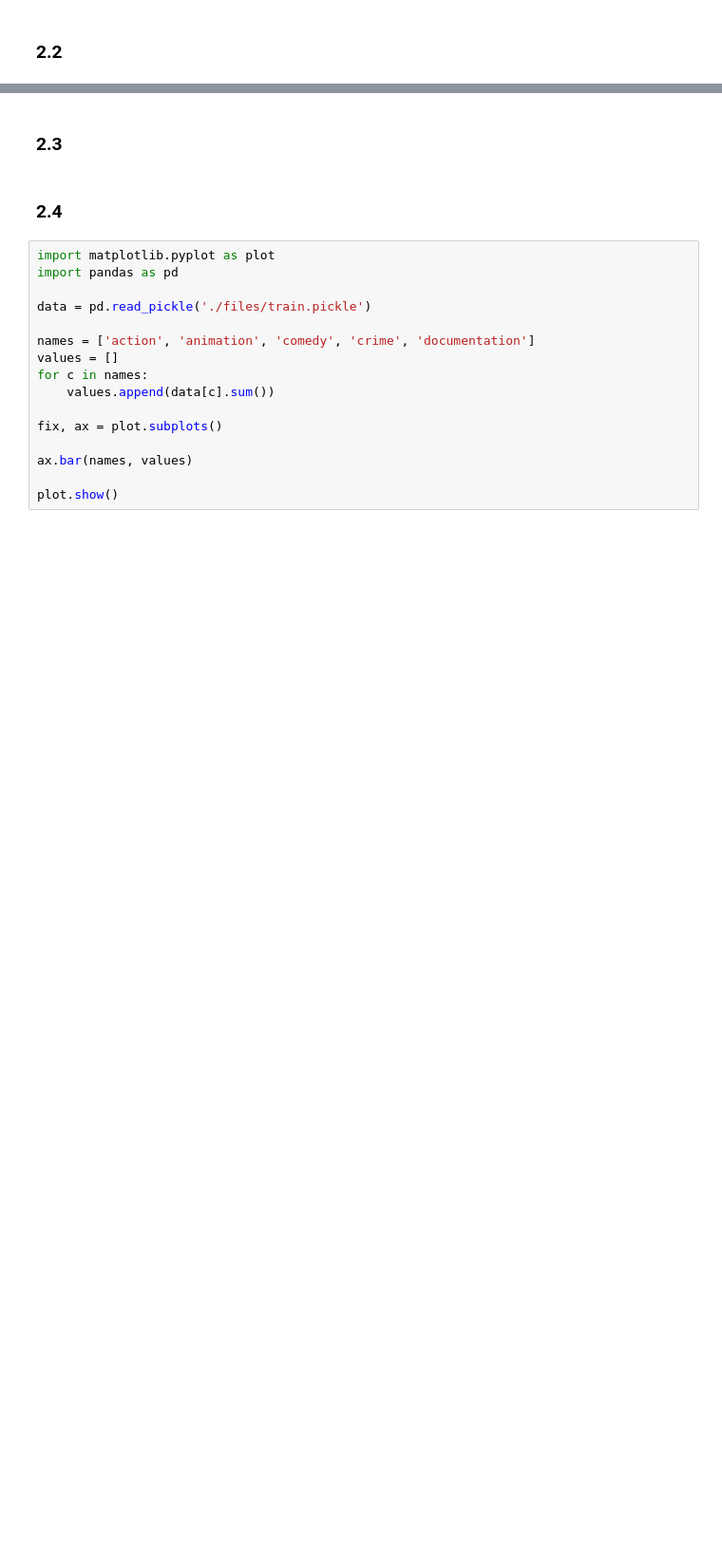
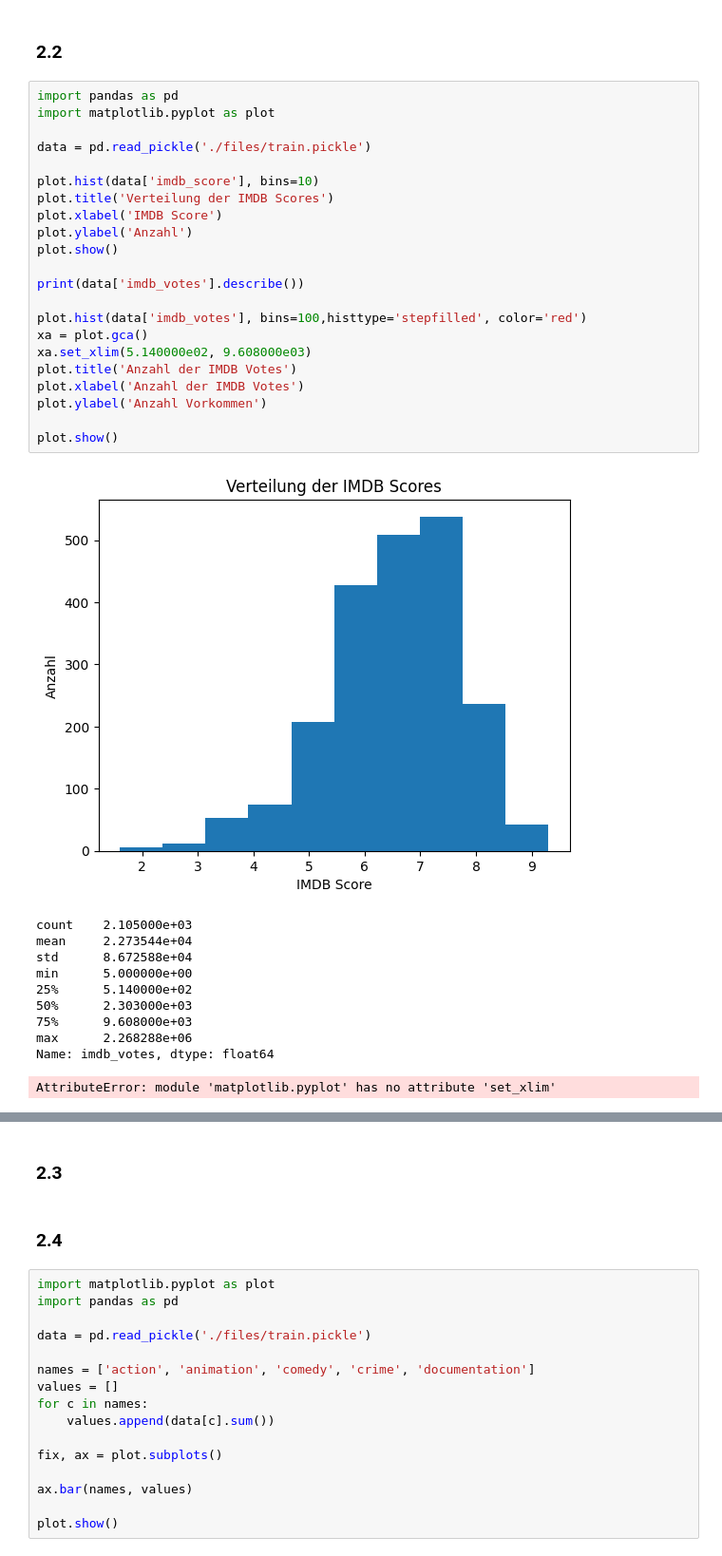
Before and after one commit to FruitPunchSamurai123/AKIML_Project_1, a Jupyter notebook: Teil 2.ipynb, the cells around one changed output, grey strips where cells are left out. Shown at 95% size. Cells and saved outputs as stored; diff of their text form; blank space fills up the shorter version.

Commit message:
added plots

```diff
--- a/Teil 2.ipynb
+++ b/Teil 2.ipynb
@@ -25,2 +25,36 @@ imdb votes:
 # %% [markdown]
 ### 2.2
+# %%
+import pandas as pd
+import matplotlib.pyplot as plot
+
+data = pd.read_pickle('./files/train.pickle')
+
+plot.hist(data['imdb_score'], bins=10)
+plot.title('Verteilung der IMDB Scores')
+plot.xlabel('IMDB Score')
+plot.ylabel('Anzahl')
+plot.show()
+
+print(data['imdb_votes'].describe())
+
+plot.hist(data['imdb_votes'], bins=100,histtype='stepfilled', color='red')
+xa = plot.gca()
+xa.set_xlim(5.140000e02, 9.608000e03)
+plot.title('Anzahl der IMDB Votes')
+plot.xlabel('Anzahl der IMDB Votes')
+plot.ylabel('Anzahl Vorkommen')
+
+plot.show()
+# %% [output]
+[figure, added]
+count    2.105000e+03
+mean     2.273544e+04
+std      8.672588e+04
+min      5.000000e+00
+25%      5.140000e+02
+50%      2.303000e+03
+75%      9.608000e+03
+max      2.268288e+06
+Name: imdb_votes, dtype: float64
+AttributeError: module 'matplotlib.pyplot' has no attribute 'set_xlim'
```
Also changed, not shown: parts of 3 cells of this notebook.
